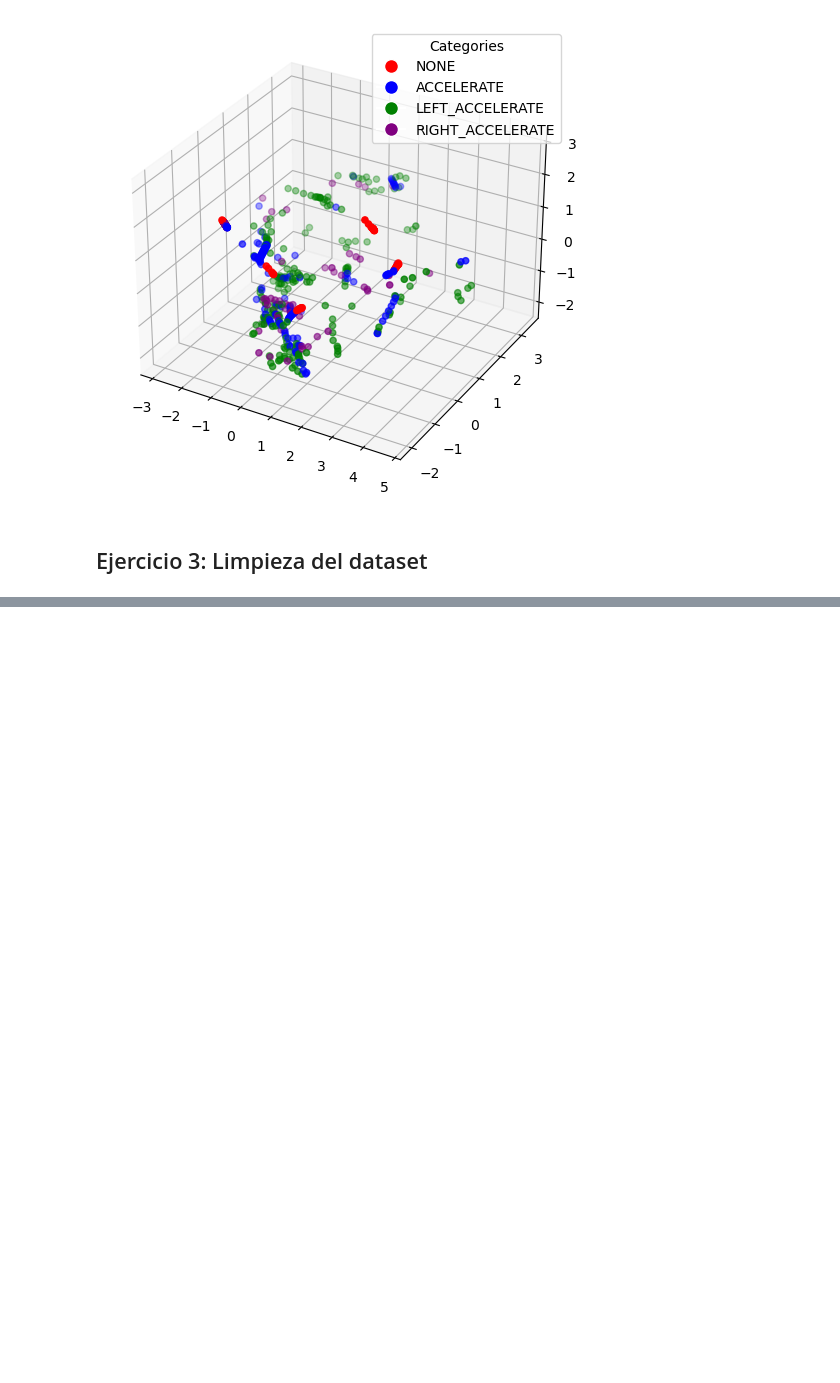
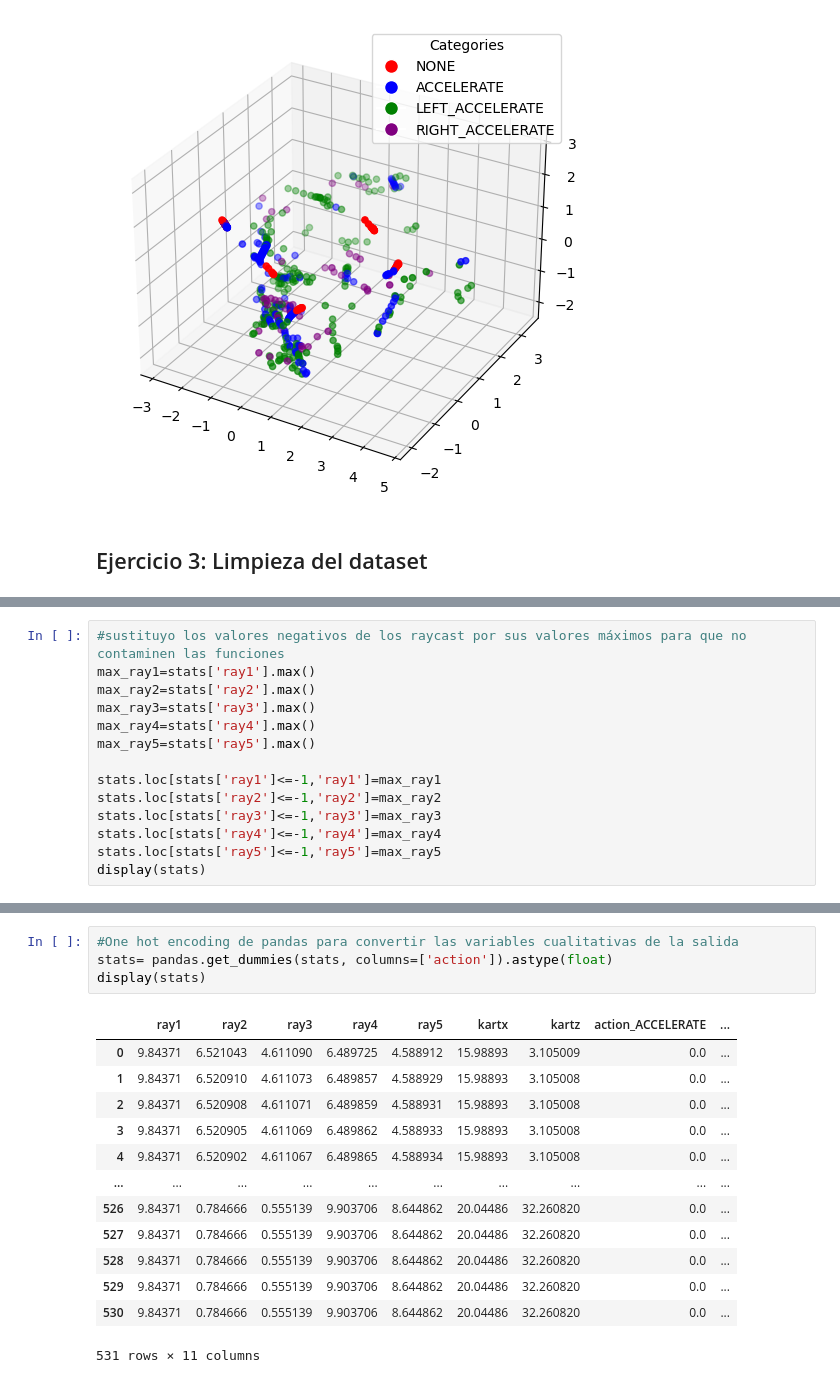
Before and after one commit to Lauu029/ApA, a Jupyter notebook: p6/Practica 6.ipynb, the cells around one changed output, grey strips where cells are left out. Cells and saved outputs as stored; diff of their text form; blank space fills up the shorter version.

```diff
--- a/p6/Practica 6.ipynb
+++ b/p6/Practica 6.ipynb
@@ -83,0 +104,14 @@ plt.show()
+# %%
+#sustituyo los valores negativos de los raycast por sus valores máximos para que no contaminen las funciones
+max_ray1=stats['ray1'].max()
+max_ray2=stats['ray2'].max()
+max_ray3=stats['ray3'].max()
+max_ray4=stats['ray4'].max()
+max_ray5=stats['ray5'].max()
+
+stats.loc[stats['ray1']<=-1,'ray1']=max_ray1
+stats.loc[stats['ray2']<=-1,'ray2']=max_ray2
+stats.loc[stats['ray3']<=-1,'ray3']=max_ray3
+stats.loc[stats['ray4']<=-1,'ray4']=max_ray4
+stats.loc[stats['ray5']<=-1,'ray5']=max_ray5
+display(stats)
@@ -83,0 +132,18 @@ plt.show()
+# %%
+#One hot encoding de pandas para convertir las variables cualitativas de la salida
+stats= pandas.get_dummies(stats, columns=['action']).astype(float)
+display(stats)
+# %% [output]
+|  | ray1 | ray2 | ray3 | ray4 | ray5 | kartx | kartz | action_ACCELERATE | ... |
+| 0 | 9.84371 | 6.521043 | 4.611090 | 6.489725 | 4.588912 | 15.98893 | 3.105009 | 0.0 | ... |
+| 1 | 9.84371 | 6.520910 | 4.611073 | 6.489857 | 4.588929 | 15.98893 | 3.105008 | 0.0 | ... |
+| 2 | 9.84371 | 6.520908 | 4.611071 | 6.489859 | 4.588931 | 15.98893 | 3.105008 | 0.0 | ... |
+| 3 | 9.84371 | 6.520905 | 4.611069 | 6.489862 | 4.588933 | 15.98893 | 3.105008 | 0.0 | ... |
+| 4 | 9.84371 | 6.520902 | 4.611067 | 6.489865 | 4.588934 | 15.98893 | 3.105008 | 0.0 | ... |
+| ... | ... | ... | ... | ... | ... | ... | ... | ... | ... |
+| 526 | 9.84371 | 0.784666 | 0.555139 | 9.903706 | 8.644862 | 20.04486 | 32.260820 | 0.0 | ... |
+| 527 | 9.84371 | 0.784666 | 0.555139 | 9.903706 | 8.644862 | 20.04486 | 32.260820 | 0.0 | ... |
+| 528 | 9.84371 | 0.784666 | 0.555139 | 9.903706 | 8.644862 | 20.04486 | 32.260820 | 0.0 | ... |
+| 529 | 9.84371 | 0.784666 | 0.555139 | 9.903706 | 8.644862 | 20.04486 | 32.260820 | 0.0 | ... |
+| 530 | 9.84371 | 0.784666 | 0.555139 | 9.903706 | 8.644862 | 20.04486 | 32.260820 | 0.0 | ... |
+531 rows × 11 columns
```
Also changed, not shown: parts of 4 cells of this notebook, 3 other files.
